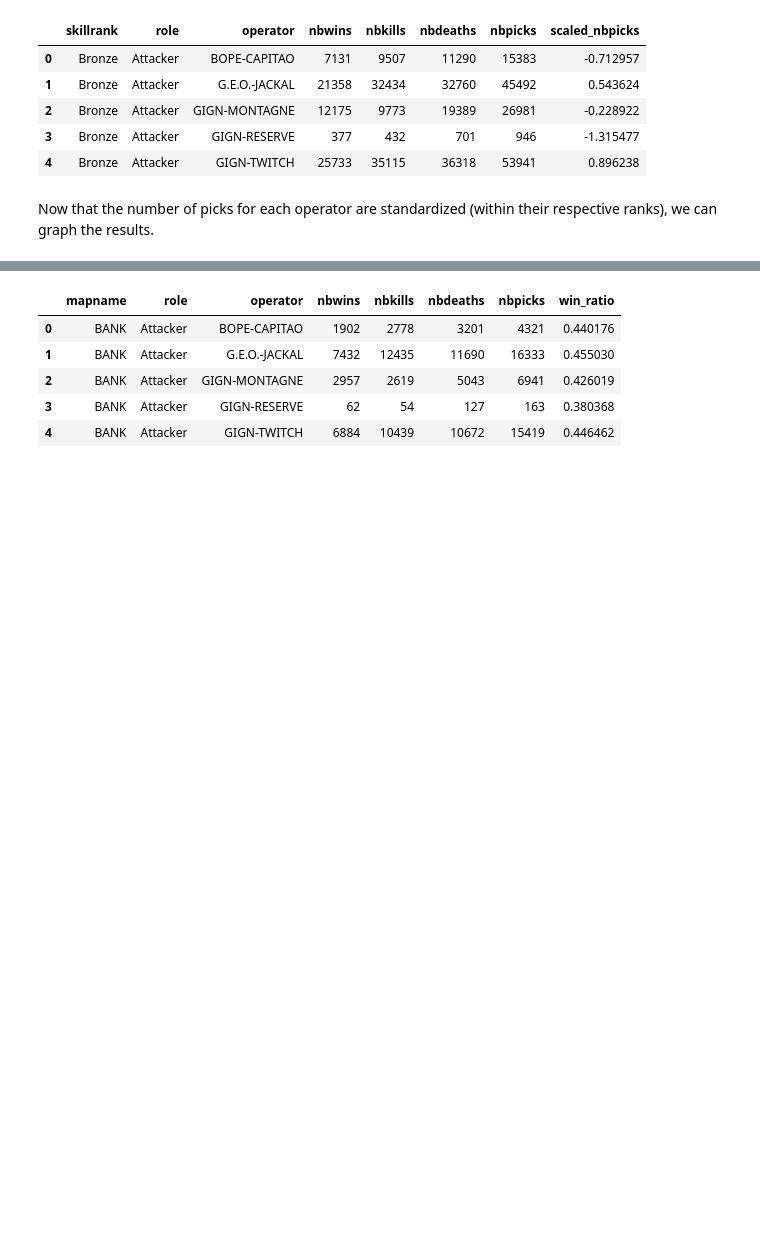
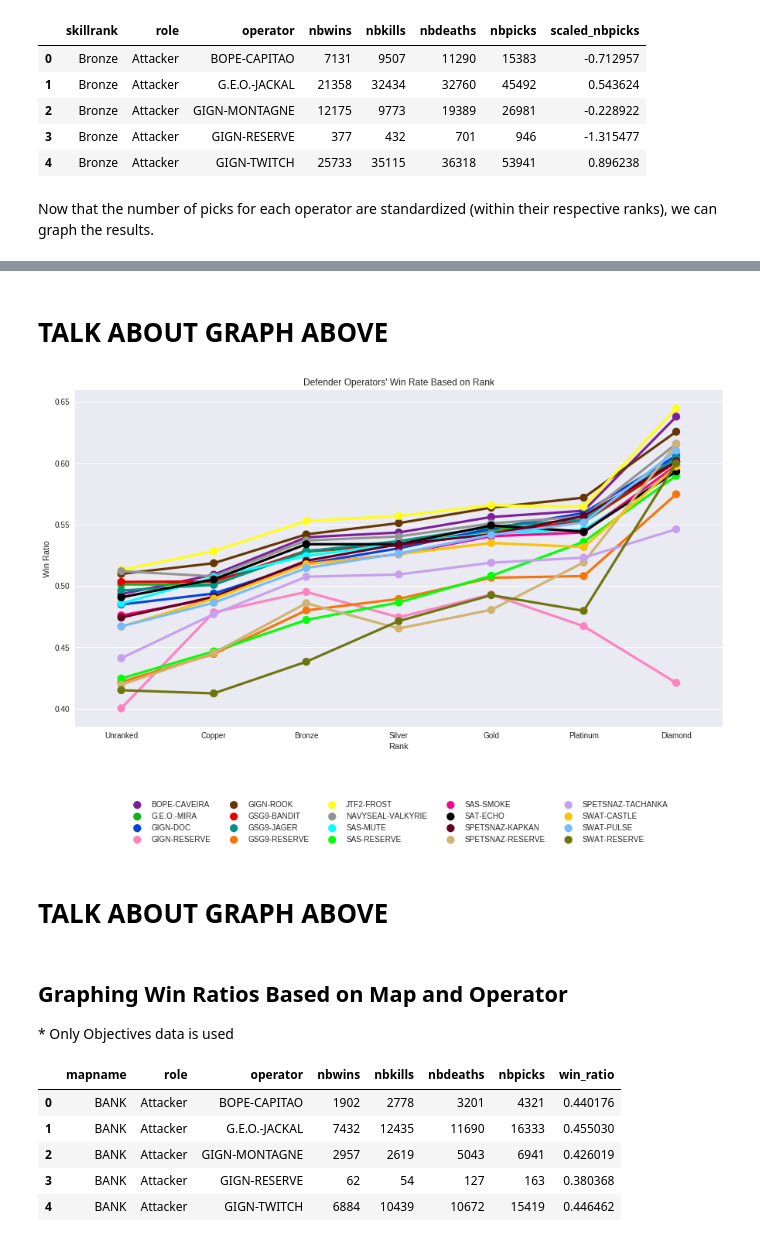
Before and after one commit to jiglesia3/jiglesia3.github.io, a Jupyter notebook: Final Tutorial.ipynb, the cells around one changed output, grey strips where cells are left out. Cells and saved outputs as stored; diff of their text form; code cells hidden in the pictures; blank space fills up the shorter version.

```diff
--- a/Final Tutorial.ipynb
+++ b/Final Tutorial.ipynb
@@ -335 +377,23 @@ sns.plt.show()
+# %% [markdown]
+# TALK ABOUT GRAPH ABOVE
+# %%
+# Only Defender operators
+wr_ops_by_rank_def = wr_ops_by_rank.loc[wr_ops_by_rank['role'] == ('Defender')]
+
+# Graphing
+plt.figure(figsize=(15,8))
+sns.pointplot(x="skillrank", y="win_ratio", hue="operator", data=wr_ops_by_rank_def, \
+              legend=False, palette=new_palette, size=5, aspect=2.5, order=order);
+plt.legend(loc=9, bbox_to_anchor=(0.5, -0.2), ncol=5)
+plt.title('Defender Operators\' Win Rate Based on Rank')
+plt.xlabel('Rank')
+plt.ylabel('Win Ratio')
+sns.plt.show()
+# %% [output]
+[figure, added]
+# %% [markdown]
+# TALK ABOUT GRAPH ABOVE
+# %% [markdown]
+<h2> Graphing Win Ratios Based on Map and Operator </h2>
+* Only Objectives data is used
 # %%
```
Also changed, not shown: parts of 22 cells of this notebook.
